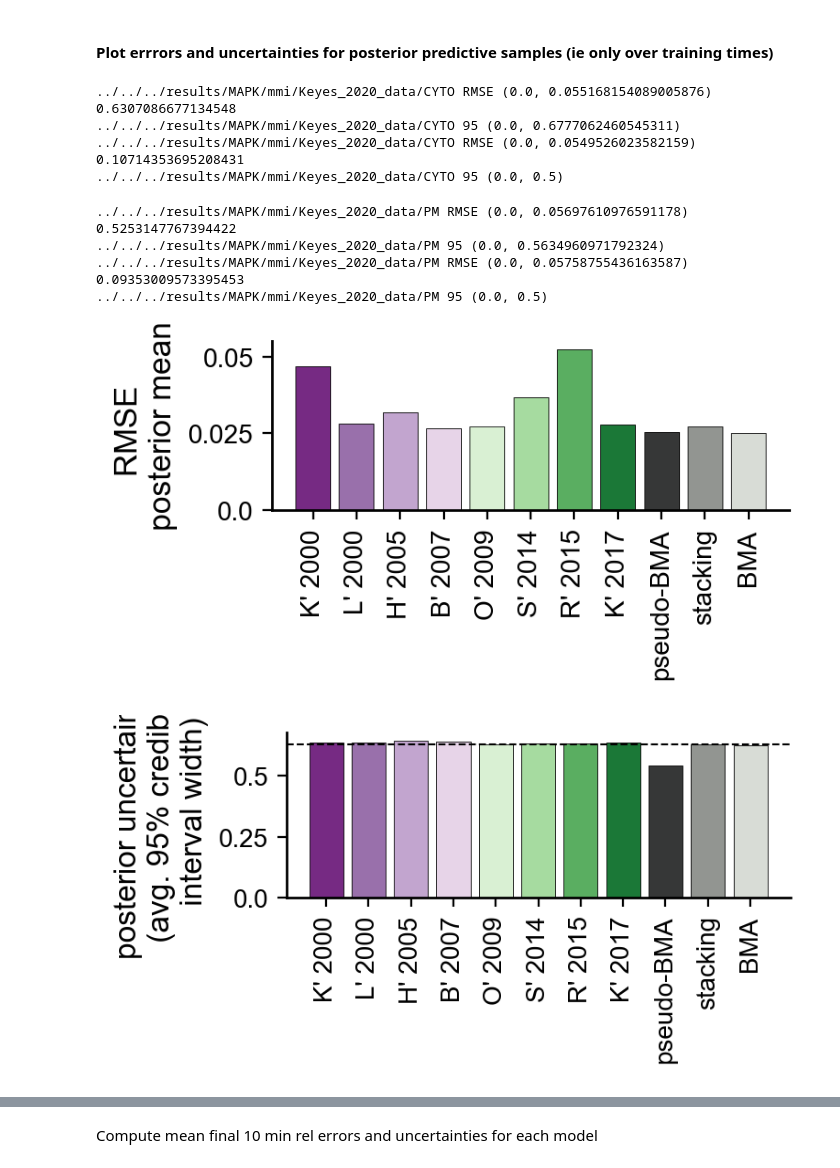
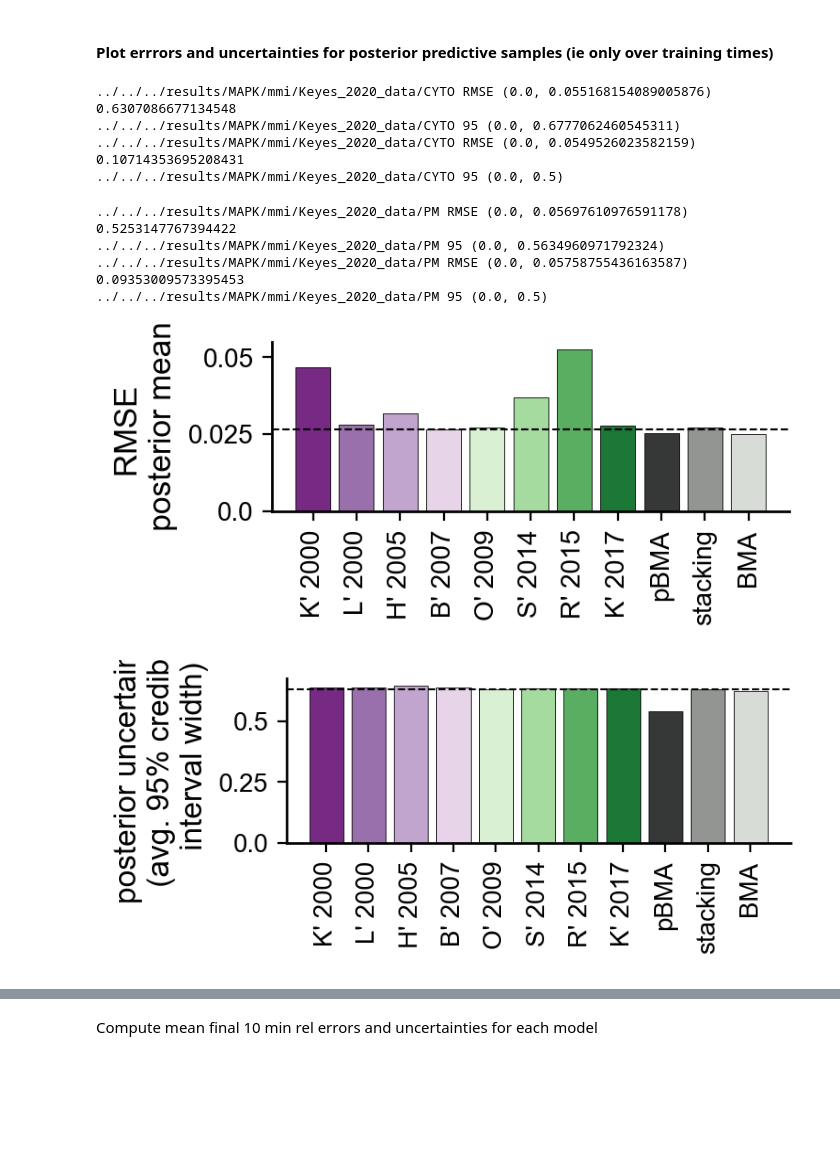
Before and after one commit to RangamaniLabUCSD/multimodel-inference, a Jupyter notebook: src/MAPK/multimodel_inference/multimodel_inf_Keyes_data.ipynb, the cells around one changed output, grey strips where cells are left out. Cells and saved outputs as stored; diff of their text form; code cells hidden in the pictures; blank space fills up the shorter version.

Commit message:
update plots

```diff
--- a/src/MAPK/multimodel_inference/multimodel_inf_Keyes_data.ipynb
+++ b/src/MAPK/multimodel_inference/multimodel_inf_Keyes_data.ipynb
@@ -556,12 +556,16 @@ for compartment in ['CYTO','PM']:
     uncert95 = [model_uncertainties['40min'][compartment]['cred95'][model] for model in model_names] + [mmi_uncertainties['40min'][compartment][name]['cred95'] for name in mmi_uncertainties['40min'][compartment].keys()]
 
     # make plots
+    min_index_RMSE = np.argmin(RMSE_postpred[0:8])
     fig, ax = get_sized_fig_ax(2.75, 0.9)
-    bar = ax.bar(display_names + ['pseudo-BMA', 'stacking', 'BMA'], RMSE_postpred, edgecolor='k')
+    bar = ax.bar(display_names + ['pBMA', 'stacking', 'BMA'], RMSE_postpred, edgecolor='k')
     for i, br in enumerate(bar):
         br.set_facecolor(colors[i])
 
-    ax.set_xticklabels(display_names + ['pseudo-BMA', 'stacking', 'BMA'], rotation=90, fontsize=10.0)
+    xlim = ax.get_xlim()
+    ax.plot(xlim, [RMSE_postpred[min_index_RMSE]]*2, 'k--', linewidth=0.75)
+    ax.set_xlim(xlim)
+    ax.set_xticklabels(display_names + ['pBMA', 'stacking', 'BMA'], rotation=90, fontsize=10.0)
     ax.set_ylabel('RMSE \n posterior mean ', fontsize=12.0)
     ax.set_yticks([0.0, 0.025, 0.05])
     ax.set_yticklabels([0.0, 0.025, 0.05], fontsize=10.0)
@@ -571,13 +575,13 @@ for compartment in ['CYTO','PM']:
     min_index_95 = np.argmin(uncert95_postpred[0:8])
     print(uncert95_postpred[min_index_95])
     fig, ax = get_sized_fig_ax(2.75, 0.9)
-    bar = ax.bar(display_names + ['pseudo-BMA', 'stacking', 'BMA'], uncert95_postpred, edgecolor='k')
+    bar = ax.bar(display_names + ['pBMA', 'stacking', 'BMA'], uncert95_postpred, edgecolor='k')
     for i, br in enumerate(bar):
         br.set_facecolor(colors[i])
     xlim = ax.get_xlim()
     ax.plot(xlim, [uncert95_postpred[min_index_95]]*2, 'k--', linewidth=0.75)
     ax.set_xlim(xlim)
-    ax.set_xticklabels(display_names + ['pseudo-BMA', 'stacking', 'BMA'], rotation=90, fontsize=10.0)
+    ax.set_xticklabels(display_names + ['pBMA', 'stacking', 'BMA'], rotation=90, fontsize=10.0)
     ax.set_ylabel('posterior uncertainty \n (avg. 95% credible \n interval width)', fontsize=12.0)
     # ax.set_ylim([0, 0.5])
     ax.set_yticks([0.0, 0.25, 0.5])
@@ -587,45 +591,45 @@ for compartment in ['CYTO','PM']:
 
     # make plots
     fig, ax = get_sized_fig_ax(2.75, 0.9)
-    bar = ax.bar(display_names + ['pseudo-BMA', 'stacking', 'BMA'], RMSE, edgecolor='k')
+    bar = ax.bar(display_names + ['pBMA', 'stacking', 'BMA'], RMSE, edgecolor='k')
     for i, br in enumerate(bar):
         br.set_facecolor(colors[i])
 
-    ax.set_xticklabels(display_names + ['pseudo-BMA', 'stacking', 'BMA'], rotation=90, fontsize=10.0)
+    ax.set_xticklabels(display_names + ['pBMA', 'stacking', 'BMA'], rotation=90, fontsize=10.0)
     ax.set_ylabel('RMSE \n posterior mean ', fontsize=12.0)
     ax.set_yticks([0.0, 0.025, 0.05])
     ax.set_yticklabels([0.0, 0.025, 0.05], fontsize=10.0)
     print(savedir + compartment, 'RMSE', ax.get_ylim())
     fig.savefig(savedir + compartment + '_RMSE.pdf', transparent=True)
 
     min_index_95 = np.argmin(uncert95[0:8])
     print(uncert95[min_index_95])
     fig, ax = get_sized_fig_ax(2.75, 0.9)
-    bar = ax.bar(display_names + ['pseudo-BMA', 'stacking', 'BMA'], uncert95, edgecolor='k')
+    bar = ax.bar(display_names + ['pBMA', 'stacking', 'BMA'], uncert95, edgecolor='k')
     for i, br in enumerate(bar):
         br.set_facecolor(colors[i])
     xlim = ax.get_xlim()
     ax.plot(xlim, [uncert95[min_index_95]]*2, 'k--', linewidth=0.75)
     ax.set_xlim(xlim)
-    ax.set_xticklabels(display_names + ['pseudo-BMA', 'stacking', 'BMA'], rotation=90, fontsize=10.0)
+    ax.set_xticklabels(display_names + ['pBMA', 'stacking', 'BMA'], rotation=90, fontsize=10.0)
     ax.set_ylabel('posterior uncertainty \n (avg. 95% credible \n interval width)', fontsize=12.0)
     # ax.set_ylim([0, 0.5])
     ax.set_yticks([0.0, 0.25, 0.5])
     ax.set_yticklabels([0.0, 0.25, 0.5], fontsize=10.0)
     print(savedir + compartment, '95', ax.get_ylim())
     fig.savefig(savedir + compartment + '_uncertainty_95.pdf', transparent=True)
 # %% [output]
 ../../../results/MAPK/mmi/Keyes_2020_data/CYTO RMSE (0.0, 0.055168154089005876)
 0.6307086677134548
 ../../../results/MAPK/mmi/Keyes_2020_data/CYTO 95 (0.0, 0.6777062460545311)
 ../../../results/MAPK/mmi/Keyes_2020_data/CYTO RMSE (0.0, 0.0549526023582159)
 0.10714353695208431
 ../../../results/MAPK/mmi/Keyes_2020_data/CYTO 95 (0.0, 0.5)
 ../../../results/MAPK/mmi/Keyes_2020_data/PM RMSE (0.0, 0.05697610976591178)
 0.5253147767394422
 ../../../results/MAPK/mmi/Keyes_2020_data/PM 95 (0.0, 0.5634960971792324)
 ../../../results/MAPK/mmi/Keyes_2020_data/PM RMSE (0.0, 0.05758755436163587)
 0.09353009573395453
 ../../../results/MAPK/mmi/Keyes_2020_data/PM 95 (0.0, 0.5)
-[figure, old version]
+[figure, new version]
-[figure, old version]
+[figure, new version]
```
Also changed, not shown: parts of 21 cells of this notebook, 2 other files.
